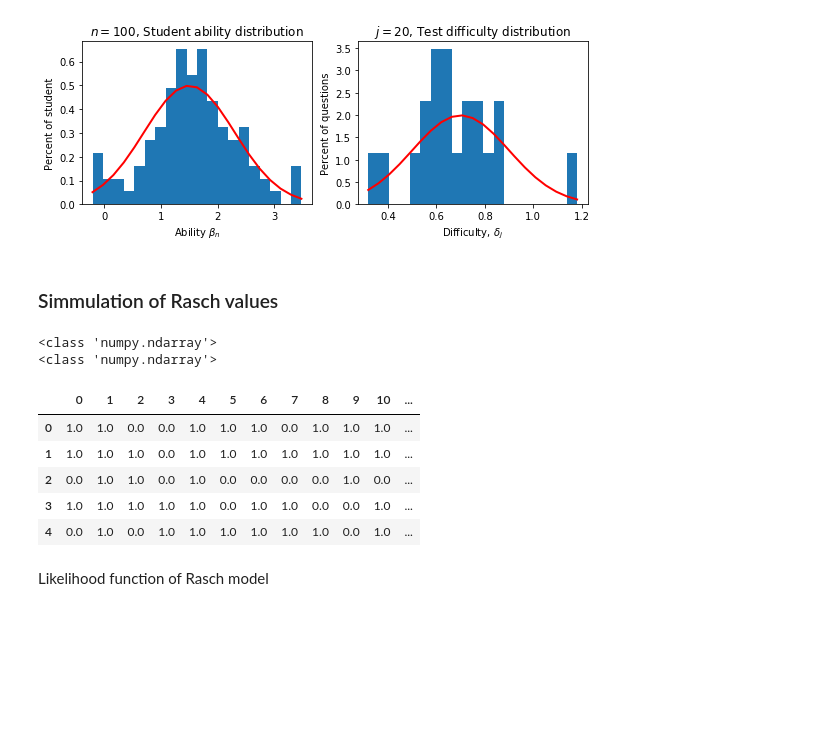
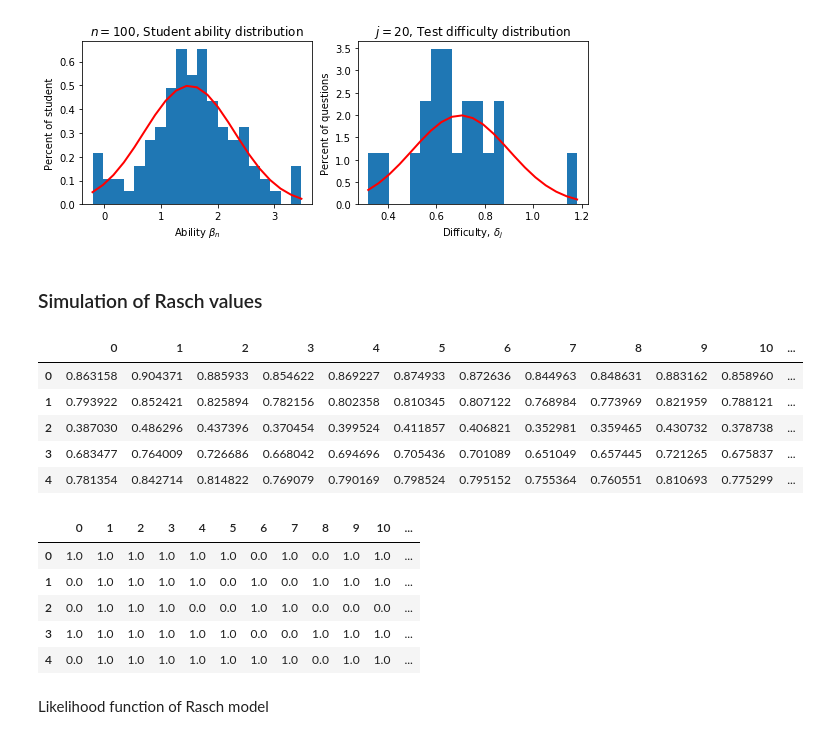
Before and after one commit to DavidEnslevNyrnberg/02460, a Jupyter notebook: David/Logistic Regression.ipynb, the cells around one changed output. Cells and saved outputs as stored; diff of their text form; code cells hidden in the pictures; blank space fills up the shorter version.

```diff
--- a/David/Logistic Regression.ipynb
+++ b/David/Logistic Regression.ipynb
@@ -95,30 +95,38 @@ plt.plot(binsTest, 1/(sdTest*np.sqrt(2*np.pi))*np.exp(-(binsTest-meanTest)**2/(2
 [<matplotlib.lines.Line2D at 0x...>]
 [figure]
 # %% [markdown]
-### Simmulation of Rasch values ###
+### Simulation of Rasch values ###
 # %%
 pRasch = np.zeros((nStudent,jTest))
 SimRaschD = np.zeros((nStudent,jTest))
 
 for n in range (nStudent):
     for j in range(jTest):
         pRasch[n,j] = np.exp(beta[n]-delta[j])/(1+np.exp(beta[n]-delta[j]))
         SimRaschD[n,j] = np.random.binomial(1,pRasch[n,j])
 
 
-print(type(pRasch))
-print(type(SimRaschD))
+# print(pRasch)
+dfpRasch = pd.DataFrame(pRasch)
+# print(SimRaschD)
 dfSimRaschD=pd.DataFrame(SimRaschD)
-dfSimRaschD.head(5)
+dfpRasch.head(5)
 # %% [output]
-<class 'numpy.ndarray'>
-<class 'numpy.ndarray'>
 |  | 0 | 1 | 2 | 3 | 4 | 5 | 6 | 7 | 8 | 9 | 10 | ... |
-| 0 | 1.0 | 1.0 | 0.0 | 0.0 | 1.0 | 1.0 | 1.0 | 0.0 | 1.0 | 1.0 | 1.0 | ... |
-| 1 | 1.0 | 1.0 | 1.0 | 0.0 | 1.0 | 1.0 | 1.0 | 1.0 | 1.0 | 1.0 | 1.0 | ... |
-| 2 | 0.0 | 1.0 | 1.0 | 0.0 | 1.0 | 0.0 | 0.0 | 0.0 | 0.0 | 1.0 | 0.0 | ... |
-| 3 | 1.0 | 1.0 | 1.0 | 1.0 | 1.0 | 0.0 | 1.0 | 1.0 | 0.0 | 0.0 | 1.0 | ... |
-| 4 | 0.0 | 1.0 | 0.0 | 1.0 | 1.0 | 1.0 | 1.0 | 1.0 | 1.0 | 0.0 | 1.0 | ... |
+| 0 | 0.863158 | 0.904371 | 0.885933 | 0.854622 | 0.869227 | 0.874933 | 0.872636 | 0.844963 | 0.848631 | 0.883162 | 0.858960 | ... |
+| 1 | 0.793922 | 0.852421 | 0.825894 | 0.782156 | 0.802358 | 0.810345 | 0.807122 | 0.768984 | 0.773969 | 0.821959 | 0.788121 | ... |
+| 2 | 0.387030 | 0.486296 | 0.437396 | 0.370454 | 0.399524 | 0.411857 | 0.406821 | 0.352981 | 0.359465 | 0.430732 | 0.378738 | ... |
+| 3 | 0.683477 | 0.764009 | 0.726686 | 0.668042 | 0.694696 | 0.705436 | 0.701089 | 0.651049 | 0.657445 | 0.721265 | 0.675837 | ... |
+| 4 | 0.781354 | 0.842714 | 0.814822 | 0.769079 | 0.790169 | 0.798524 | 0.795152 | 0.755364 | 0.760551 | 0.810693 | 0.775299 | ... |
+# %%
+dfSimRaschD.head(5)
+# %% [output]
+|  | 0 | 1 | 2 | 3 | 4 | 5 | 6 | 7 | 8 | 9 | 10 | ... |
+| 0 | 1.0 | 1.0 | 1.0 | 1.0 | 1.0 | 1.0 | 0.0 | 1.0 | 0.0 | 1.0 | 1.0 | ... |
+| 1 | 0.0 | 1.0 | 1.0 | 1.0 | 1.0 | 0.0 | 1.0 | 0.0 | 1.0 | 1.0 | 1.0 | ... |
+| 2 | 0.0 | 1.0 | 1.0 | 1.0 | 0.0 | 0.0 | 1.0 | 1.0 | 0.0 | 0.0 | 0.0 | ... |
+| 3 | 1.0 | 1.0 | 1.0 | 1.0 | 1.0 | 1.0 | 0.0 | 0.0 | 1.0 | 1.0 | 1.0 | ... |
+| 4 | 0.0 | 1.0 | 1.0 | 1.0 | 1.0 | 1.0 | 1.0 | 1.0 | 0.0 | 1.0 | 1.0 | ... |
 # %% [markdown]
 Likelihood function of Rasch model
 # %%
```
